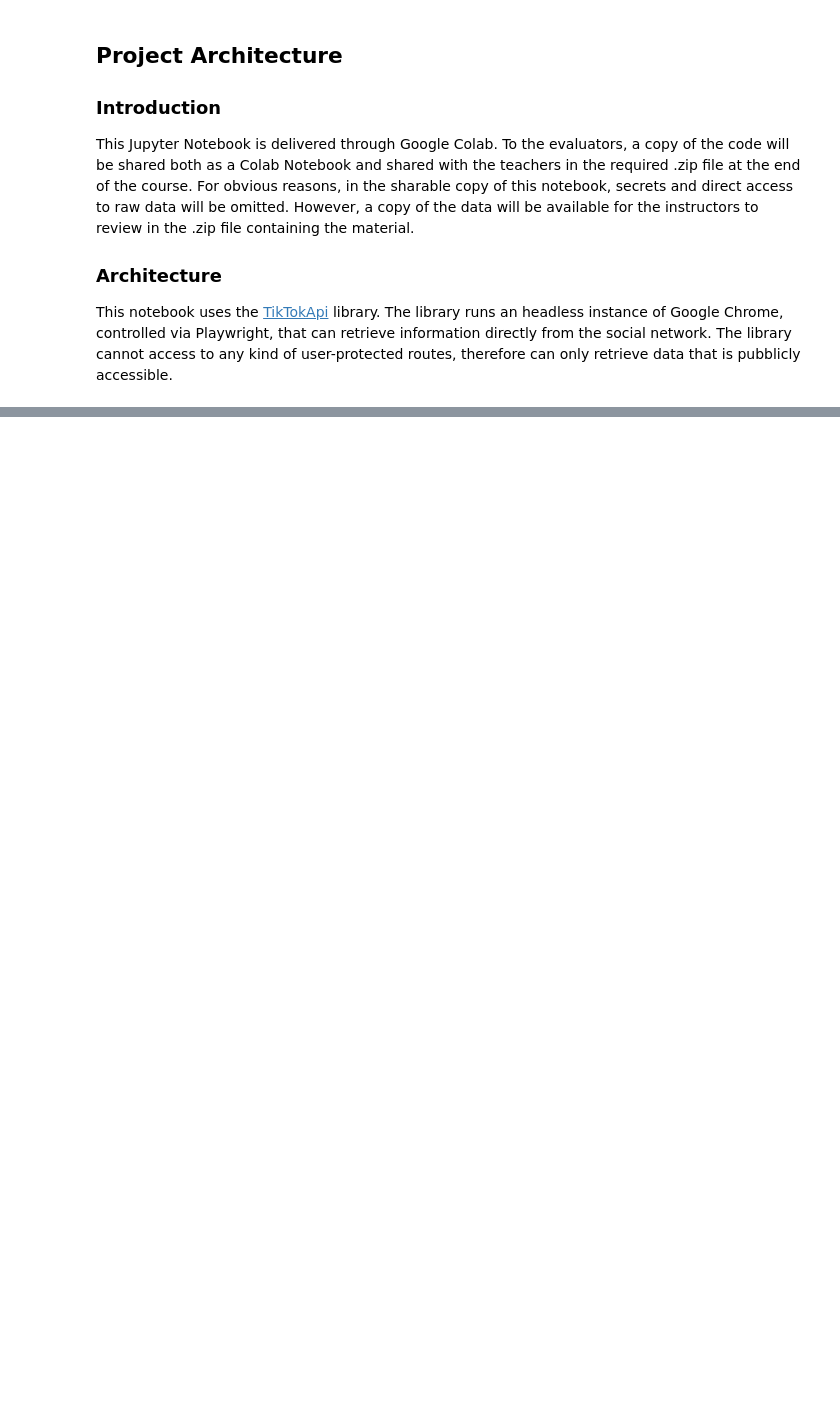
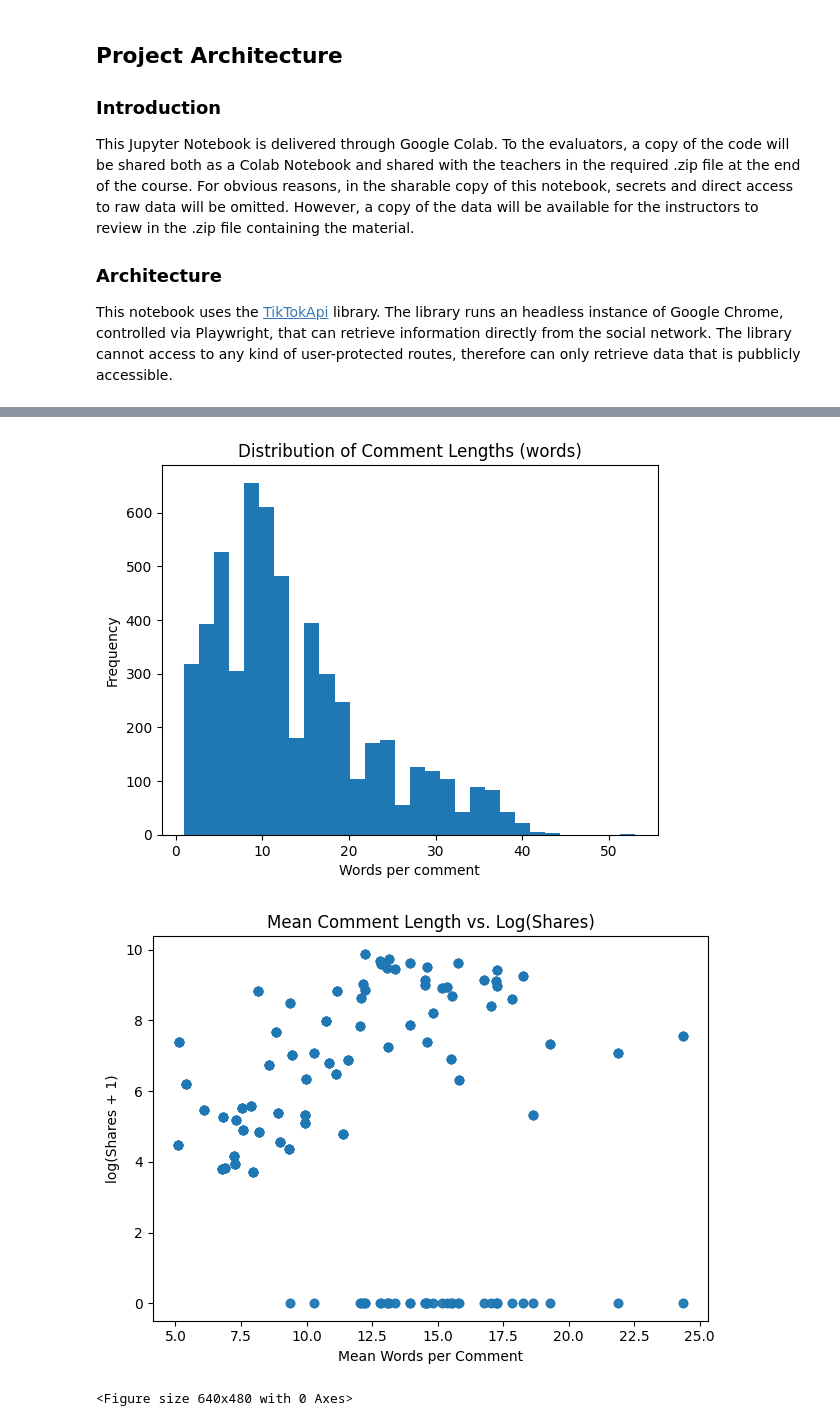
Before and after one commit to Frabat/CS6460-EdTech, a Jupyter notebook: EdTech_CS6460_Francesco_Battista.ipynb, the cells around one changed output, grey strips where cells are left out. Cells and saved outputs as stored; diff of their text form; code cells hidden in the pictures; blank space fills up the shorter version.

```diff
--- a/EdTech_CS6460_Francesco_Battista.ipynb
+++ b/EdTech_CS6460_Francesco_Battista.ipynb
@@ -145,0 +923,76 @@ print(formatted)
+# %%
+import pandas as pd
+import numpy as np
+import matplotlib.pyplot as plt
+from scipy.stats import pearsonr
+
+# 1) Load merged DataFrame
+#   videos already has video‐level features + sentiment (from previous steps)
+videos_with_sentiment = pd.read_csv('/drive/My Drive/EdTech_Final_Project_2025/videos_with_sentiment.csv', dtype={'id': str})
+
+videos_with_clustering = pd.read_csv('/drive/My Drive/EdTech_Final_Project_2025/video_metadata_with_clustering.csv', dtype={'id': str})
+
+clusters = videos_with_clustering[['id', 'PC1','PC2','cluster','cluster_label']]
+
+videos = videos_with_sentiment.merge(clusters, on='id', how='left')
+
+print(videos.columns.tolist())
+
+#   comments has raw text and aweme_id
+comments = pd.read_csv('/drive/My Drive/EdTech_Final_Project_2025/comments.csv', dtype={'aweme_id': str})
+
+# 2) Compute comment lengths
+comments['char_len'] = comments['text'].fillna('').str.len()
+comments['word_len'] = comments['text'].fillna('').str.split().map(len)
+
+# 3) Aggregate per video
+length_stats = comments.groupby('aweme_id').agg(
+    mean_char_len=('char_len','mean'),
+    median_char_len=('char_len','median'),
+    mean_word_len=('word_len','mean'),
+    median_word_len=('word_len','median'),
+    comment_count=('word_len','size')
+).reset_index()
+
+# 4) Merge back into videos
+videos = videos.merge(length_stats,
+                      left_on='id', right_on='aweme_id',
+                      how='inner')
+
+# 5) Correlation of length vs. engagement
+for length_metric in ['mean_char_len','mean_word_len']:
+    for engage in ['stats_playCount','stats_diggCount','stats_shareCount','mean_sentiment']:
+        x = videos[length_metric].fillna(0)
+        y = videos[engage].fillna(0)
+        r, p = pearsonr(x, y)
+        print(f"{length_metric} ↔ {engage}: r={r:.3f}, p={p:.3f}")
+
+# 6) Visualizations
+
+# 6a) Histogram of comment lengths (words)
+plt.figure()
+plt.hist(comments['word_len'], bins=30)
+plt.title("Distribution of Comment Lengths (words)")
+plt.xlabel("Words per comment")
+plt.ylabel("Frequency")
+plt.show()
+
+# 6b) Scatterplot: mean comment length vs. log shares
+plt.figure()
+plt.scatter(videos['mean_word_len'], np.log1p(videos['stats_shareCount']), alpha=0.6)
+plt.title("Mean Comment Length vs. Log(Shares)")
+plt.xlabel("Mean Words per Comment")
+plt.ylabel("log(Shares + 1)")
+plt.tight_layout()
+plt.show()
+
+# 6c) Boxplot: comment length by engagement cluster
+plt.figure()
+videos.boxplot(column='mean_word_len', by='cluster_label')
+plt.title("Mean Comment Length by Engagement Cluster")
+plt.suptitle("")
+plt.xlabel("Cluster")
+plt.ylabel("Mean Words per Comment")
+plt.show()
+videos.to_csv('/drive/My Drive/EdTech_Final_Project_2025/videos_complete.csv')
+# %% [output]
@@ -145,0 +1008,3 @@ print(formatted)
+[figure, added]
+[figure, added]
+<Figure size 640x480 with 0 Axes>
```
Also changed, not shown: parts of 49 cells of this notebook.
